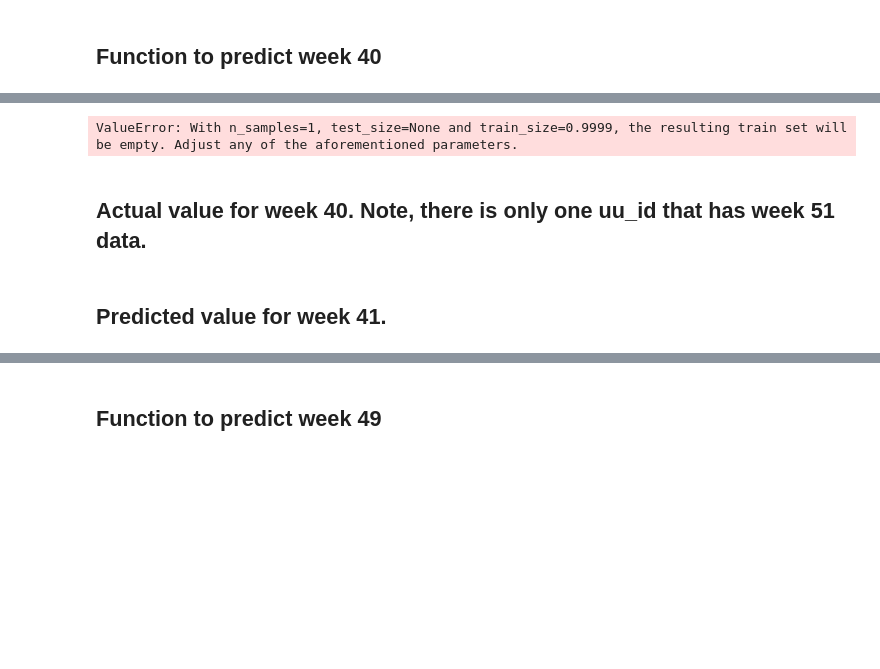
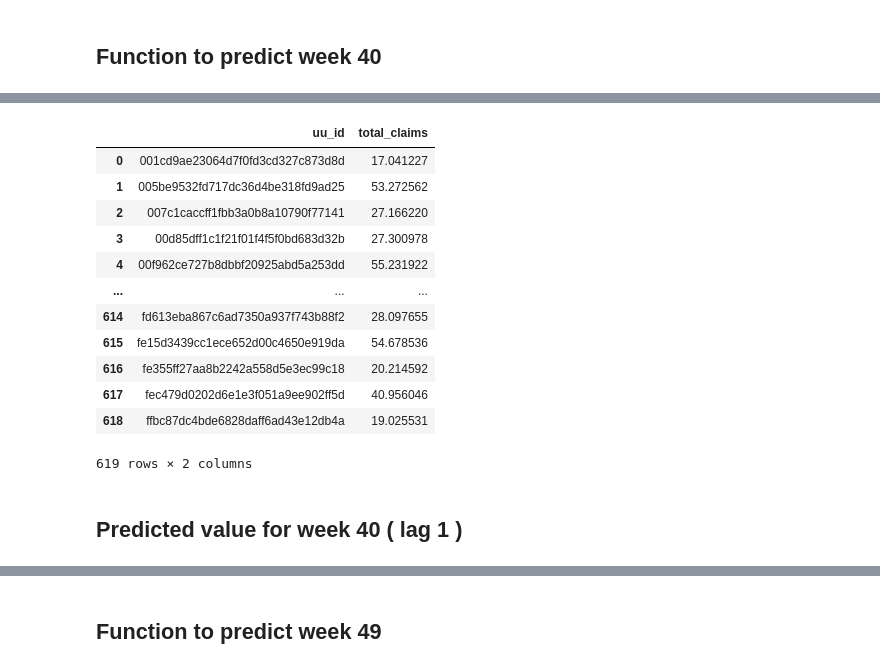
Before and after one commit to ironhacks/Tutorials-COVID-19, a Jupyter notebook: tutorials-fall-2022/example_section/Example-Linear-Regression-Time-Series.ipynb, the cells around one changed output, grey strips where cells are left out. Saved outputs shown, nothing was run; the diff lists cells and outputs as text; code cells hidden in the pictures; blank space fills up the shorter version.

Commit message:
week 40 prediction

```diff
--- a/tutorials-fall-2022/example_section/Example-Linear-Regression-Time-Series.ipynb
+++ b/tutorials-fall-2022/example_section/Example-Linear-Regression-Time-Series.ipynb
@@ -393,10 +420,20 @@ print(result)
 # %%
-result_dict1 = data.groupby('uu_id').apply(regressionsquare, 'total_claims', 'week_number').to_dict()
-printexcel(result_dict1, 'model-40.csv')
+result_dict1 = week_1_39.groupby('uu_id').apply(regressionsquare, 'total_claims', 'week_number').to_dict()
+printexcel(result_dict1, 'model-40-lag1.csv')
-# %% [output]
-ValueError: With n_samples=1, test_size=None and train_size=0.9999, the resulting train set will be empty. Adjust any of the aforementioned parameters.
 # %%
-df = pd.read_csv('model-40.csv')
+df = pd.read_csv('model-40-lag1.csv')
 df
+# %% [output]
+|  | uu_id | total_claims |
+| 0 | 001cd9ae23064d7f0fd3cd327c873d8d | 17.041227 |
+| 1 | 005be9532fd717dc36d4be318fd9ad25 | 53.272562 |
+| 2 | 007c1caccff1fbb3a0b8a10790f77141 | 27.166220 |
+| 3 | 00d85dff1c1f21f01f4f5f0bd683d32b | 27.300978 |
+| 4 | 00f962ce727b8dbbf20925abd5a253dd | 55.231922 |
+| ... | ... | ... |
+| 614 | fd613eba867c6ad7350a937f743b88f2 | 28.097655 |
+| 615 | fe15d3439cc1ece652d00c4650e919da | 54.678536 |
+| 616 | fe355ff27aa8b2242a558d5e3ec99c18 | 20.214592 |
+| 617 | fec479d0202d6e1e3f051a9ee902ff5d | 40.956046 |
+| 618 | ffbc87dc4bde6828daff6ad43e12db4a | 19.025531 |
+619 rows × 2 columns
-# %% [markdown]
-## Actual value for week 40. Note, there is only one uu_id that has week 51 data.
@@ -406,2 +440,2 @@ result
 # %% [markdown]
-## Predicted value for week 41.
+## Predicted value for week 40 ( lag 1 )
```
Also changed, not shown: parts of 15 cells of this notebook, 2 other files.
